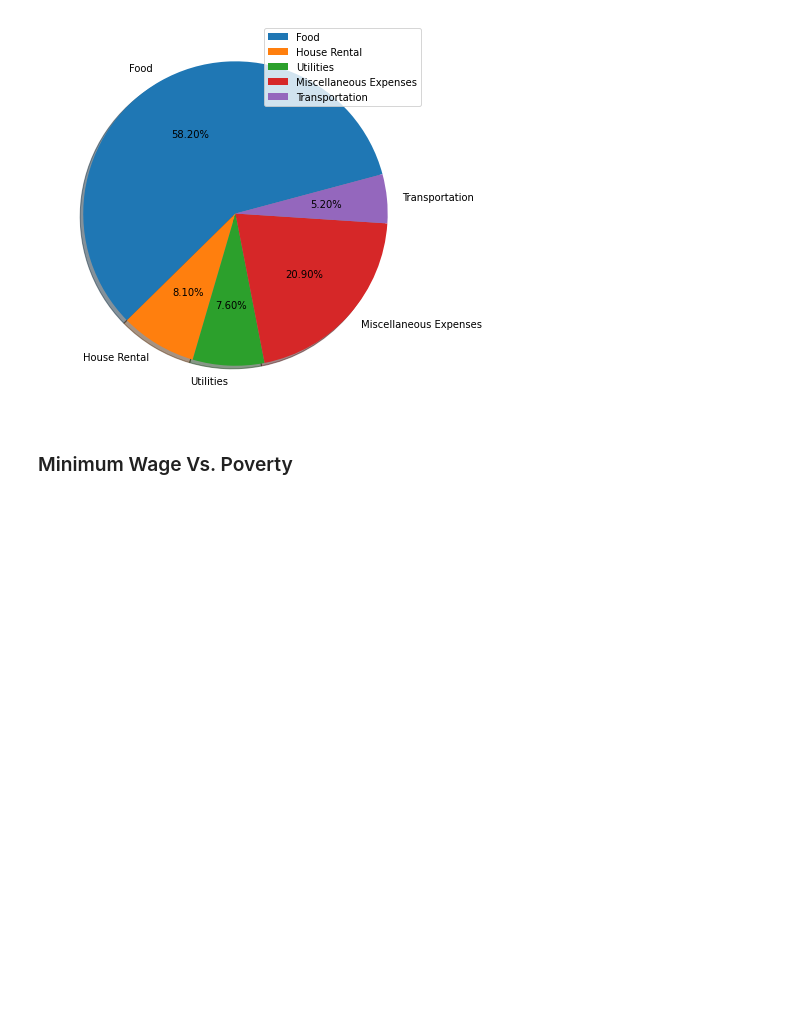
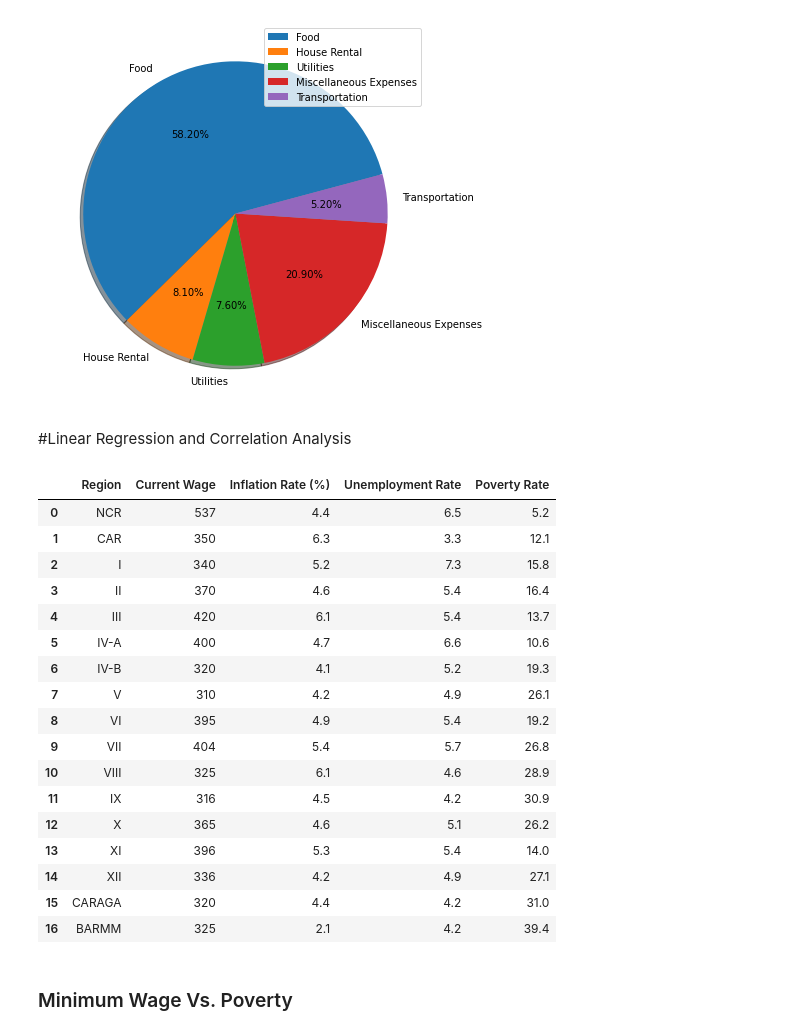
Before and after one commit to kryzlerahne/IT3205_FilipinoDataAlliance, a Jupyter notebook: Codes/The_Future_Pay_Visualizations.ipynb, the cells around one changed output. Saved outputs shown, nothing was run; the diff lists cells and outputs as text; code cells hidden in the pictures; blank space fills up the shorter version.

```diff
--- a/Codes/The_Future_Pay_Visualizations.ipynb
+++ b/Codes/The_Future_Pay_Visualizations.ipynb
@@ -489,5 +469,31 @@ plt.legend()
 plt.show()
 # %% [output]
 [figure]
+# %% [markdown]
+#Linear Regression and Correlation Analysis
+# %%
+#Dataframe
+url = 'https://raw.githubusercontent.com/kryzlerahne/IT3205_PhilippineDataAlliance/main/Datasets/Minimum%20Wage%20and%20Variables.csv'
+df = pd.read_csv(url)
+display(df.iloc[0:])
+# %% [output]
+|  | Region | Current Wage | Inflation Rate (%) | Unemployment Rate | Poverty Rate |
+| 0 | NCR | 537 | 4.4 | 6.5 | 5.2 |
+| 1 | CAR | 350 | 6.3 | 3.3 | 12.1 |
+| 2 | I | 340 | 5.2 | 7.3 | 15.8 |
+| 3 | II | 370 | 4.6 | 5.4 | 16.4 |
+| 4 | III | 420 | 6.1 | 5.4 | 13.7 |
+| 5 | IV-A | 400 | 4.7 | 6.6 | 10.6 |
+| 6 | IV-B | 320 | 4.1 | 5.2 | 19.3 |
+| 7 | V | 310 | 4.2 | 4.9 | 26.1 |
+| 8 | VI | 395 | 4.9 | 5.4 | 19.2 |
+| 9 | VII | 404 | 5.4 | 5.7 | 26.8 |
+| 10 | VIII | 325 | 6.1 | 4.6 | 28.9 |
+| 11 | IX | 316 | 4.5 | 4.2 | 30.9 |
+| 12 | X | 365 | 4.6 | 5.1 | 26.2 |
+| 13 | XI | 396 | 5.3 | 5.4 | 14.0 |
+| 14 | XII | 336 | 4.2 | 4.9 | 27.1 |
+| 15 | CARAGA | 320 | 4.4 | 4.2 | 31.0 |
+| 16 | BARMM | 325 | 2.1 | 4.2 | 39.4 |
 # %% [markdown]
 ### Minimum Wage Vs. Poverty
```
Also changed, not shown: parts of 8 cells of this notebook.
